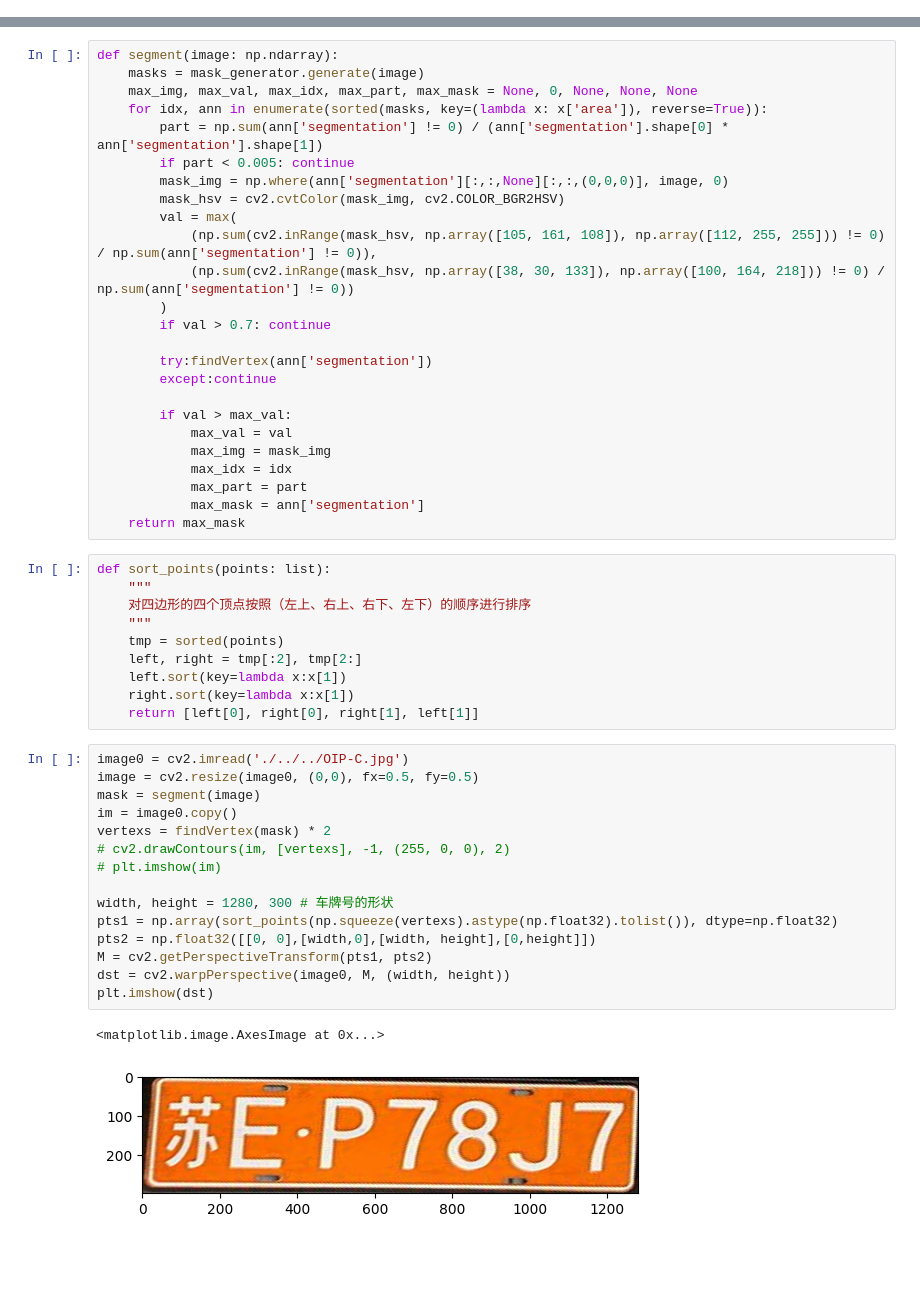
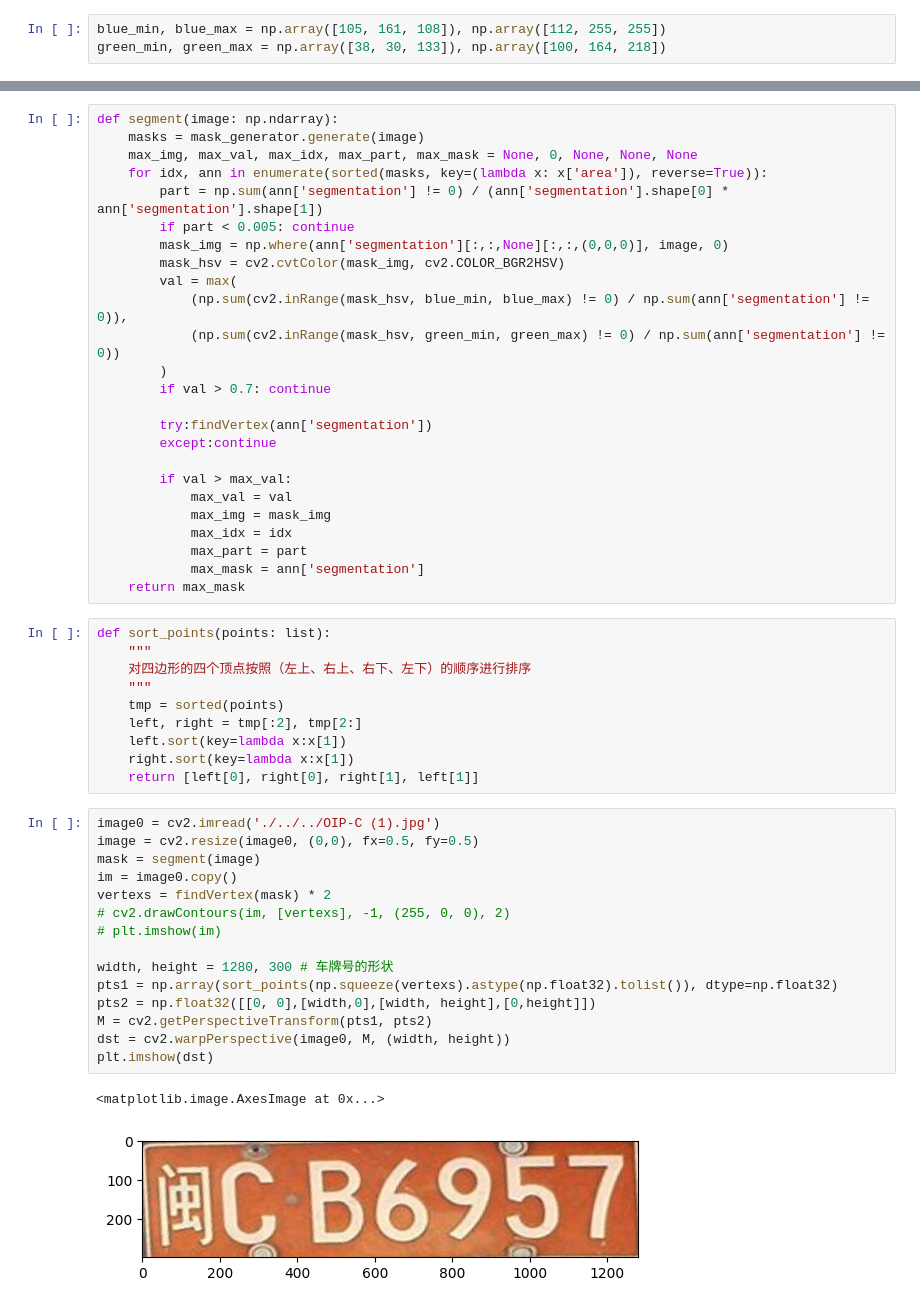
Before and after one commit to HellOwhatAs/AI4701, a Jupyter notebook: 大作业/main.ipynb, the cells around one changed output, grey strips where cells are left out. Cells and saved outputs as stored; diff of their text form; blank space fills up the shorter version.

```diff
--- a/大作业/main.ipynb
+++ b/大作业/main.ipynb
@@ -11,6 +11,9 @@ device = "cuda"
 sam = sam_model_registry[model_type](checkpoint=sam_checkpoint)
 sam.to(device=device)
 mask_generator = SamAutomaticMaskGenerator(sam)
+# %%
+blue_min, blue_max = np.array([105, 161, 108]), np.array([112, 255, 255])
+green_min, green_max = np.array([38, 30, 133]), np.array([100, 164, 218])
 # %%
 def findVertex(mask: np.ndarray, max_iter = 20):
     thresh = mask.astype(np.uint8) * 255
@@ -33,8 +36,8 @@ def segment(image: np.ndarray):
         mask_img = np.where(ann['segmentation'][:,:,None][:,:,(0,0,0)], image, 0)
         mask_hsv = cv2.cvtColor(mask_img, cv2.COLOR_BGR2HSV)
         val = max(
-            (np.sum(cv2.inRange(mask_hsv, np.array([105, 161, 108]), np.array([112, 255, 255])) != 0) / np.sum(ann['segmentation'] != 0)),
-            (np.sum(cv2.inRange(mask_hsv, np.array([38, 30, 133]), np.array([100, 164, 218])) != 0) / np.sum(ann['segmentation'] != 0))
+            (np.sum(cv2.inRange(mask_hsv, blue_min, blue_max) != 0) / np.sum(ann['segmentation'] != 0)),
+            (np.sum(cv2.inRange(mask_hsv, green_min, green_max) != 0) / np.sum(ann['segmentation'] != 0))
         )
         if val > 0.7: continue
 
@@ -59,20 +62,20 @@ def sort_points(points: list):
     right.sort(key=lambda x:x[1])
     return [left[0], right[0], right[1], left[1]]
 # %%
-image0 = cv2.imread('./../../OIP-C.jpg')
+image0 = cv2.imread('./../../OIP-C (1).jpg')
 image = cv2.resize(image0, (0,0), fx=0.5, fy=0.5)
 mask = segment(image)
 im = image0.copy()
 vertexs = findVertex(mask) * 2
 # cv2.drawContours(im, [vertexs], -1, (255, 0, 0), 2)
 # plt.imshow(im)
 
 width, height = 1280, 300 # 车牌号的形状
 pts1 = np.array(sort_points(np.squeeze(vertexs).astype(np.float32).tolist()), dtype=np.float32)
 pts2 = np.float32([[0, 0],[width,0],[width, height],[0,height]])
 M = cv2.getPerspectiveTransform(pts1, pts2)
 dst = cv2.warpPerspective(image0, M, (width, height))
 plt.imshow(dst)
 # %% [output]
 <matplotlib.image.AxesImage at 0x...>
-[figure, old version]
+[figure, new version]
```
Also changed, not shown: parts of 3 cells of this notebook, 1 other file.
